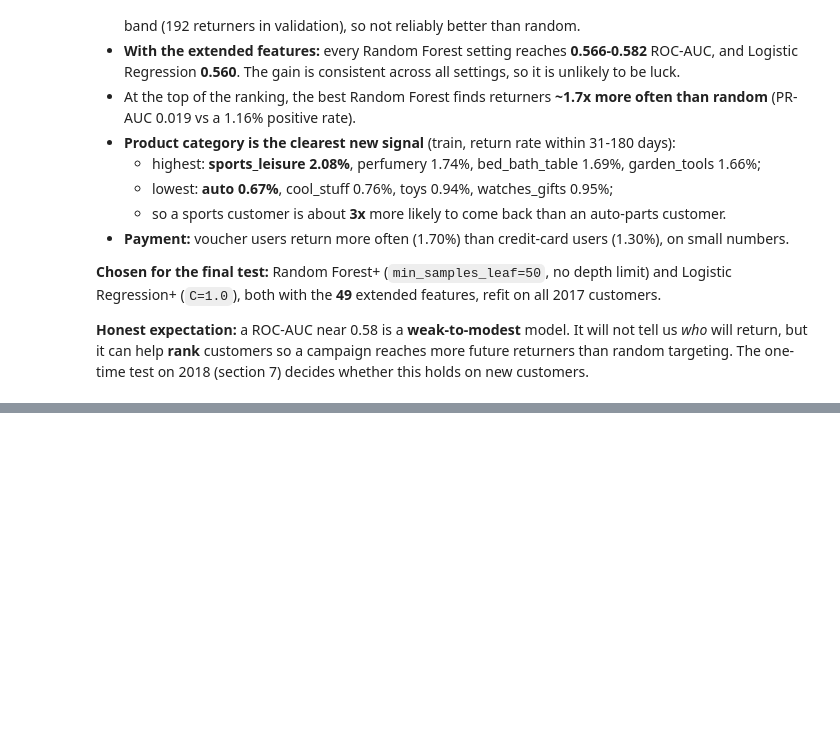
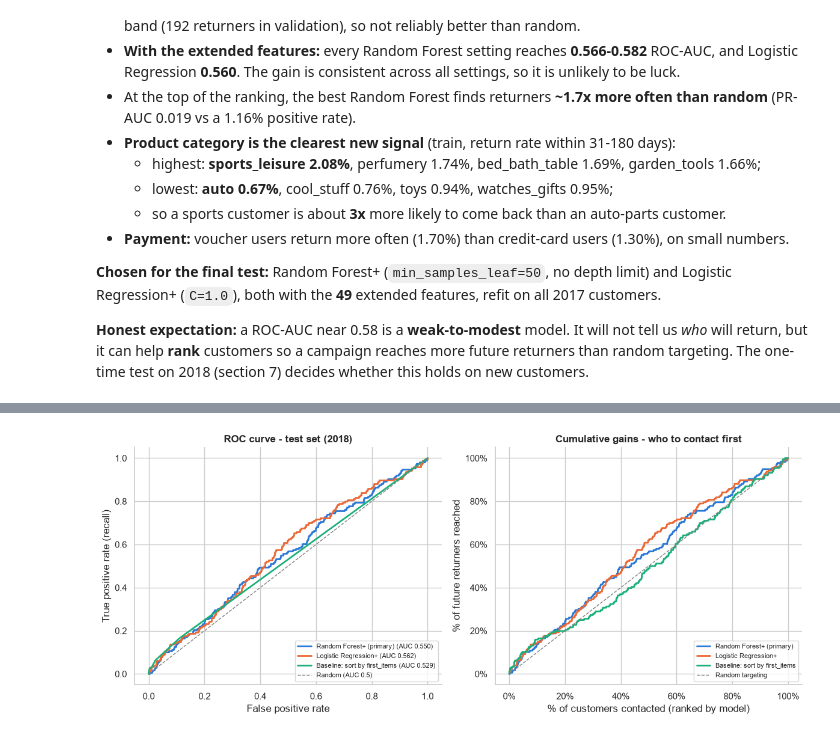
Before and after one commit to MohammedAltatari/olist-customer-analytics, a Jupyter notebook: notebooks/03_churn_model.ipynb, the cells around one changed output, grey strips where cells are left out. Drawn from its saved outputs; the diff is of its cells as text; code cells hidden in the pictures; blank space fills up the shorter version.

Commit message:
Step 2.8: final one-time evaluation on 2018 with confidence intervals

```diff
--- a/notebooks/03_churn_model.ipynb
+++ b/notebooks/03_churn_model.ipynb
@@ -617,0 +670,15 @@ Final Random Forest:       RandomForest+ {'min_leaf': 50, 'max_depth': None} | f
+# %%
+# Targeting table for the primary model: contact the top X% of customers
+order = np.argsort(-p_rf)
+total_pos = yt.sum()
+rows = []
+for pct in [5, 10, 20, 30, 50]:
+    n = int(len(yt) * pct / 100)
+    caught = yt[order[:n]].sum()
+    rows.append({"top_%_targeted": pct, "customers": n, "returners_reached": int(caught),
+                 "precision_%": caught / n * 100,
+                 "recall_%": caught / total_pos * 100,
+                 "random_would_reach": round(total_pos * pct / 100),
+                 "lift": (caught / n) / test_rate})
+target_tbl = pd.DataFrame(rows).set_index("top_%_targeted")
+print(target_tbl.round(2).to_string())
@@ -617,0 +693,35 @@ Final Random Forest:       RandomForest+ {'min_leaf': 50, 'max_depth': None} | f
+# %%
+COLORS = {"Random Forest+ (primary)": "#2a78d6", "Logistic Regression+": "#eb6834",
+          "Baseline: sort by first_items": "#1baf7a"}
+fig, (ax1, ax2) = plt.subplots(1, 2, figsize=(12, 5))
+
+# Left: ROC curves
+for name, color in COLORS.items():
+    fpr, tpr, _ = roc_curve(yt, scores[name])
+    ax1.plot(fpr, tpr, color=color, lw=2, label=f"{name} (AUC {test_tbl.loc[name, 'roc_auc']:.3f})")
+ax1.plot([0, 1], [0, 1], color="gray", ls="--", lw=1, label="Random (AUC 0.5)")
+ax1.set_title("ROC curve - test set (2018)")
+ax1.set_xlabel("False positive rate")
+ax1.set_ylabel("True positive rate (recall)")
+ax1.legend(fontsize=8, loc="lower right")
+
+# Right: cumulative gains - % of returners reached vs % of customers contacted
+x = np.arange(1, len(yt) + 1) / len(yt) * 100
+for name, color in COLORS.items():
+    o = np.argsort(-scores[name])
+    ax2.plot(x, np.cumsum(yt[o]) / total_pos * 100, color=color, lw=2, label=name)
+ax2.plot([0, 100], [0, 100], color="gray", ls="--", lw=1, label="Random targeting")
+ax2.set_title("Cumulative gains - who to contact first")
+ax2.set_xlabel("% of customers contacted (ranked by model)")
+ax2.set_ylabel("% of future returners reached")
+ax2.xaxis.set_major_formatter(mtick.PercentFormatter(decimals=0))
+ax2.yaxis.set_major_formatter(mtick.PercentFormatter(decimals=0))
+ax2.legend(fontsize=8, loc="lower right")
+
+for ax in (ax1, ax2):
+    ax.spines[["top", "right"]].set_visible(False)
+fig.tight_layout()
+fig.savefig(IMG_DIR / "11_model_evaluation.png", dpi=150, bbox_inches="tight")
+plt.show()
+# %% [output]
+[figure, added]
```
Also changed, not shown: parts of 5 cells of this notebook, 2 other files.
